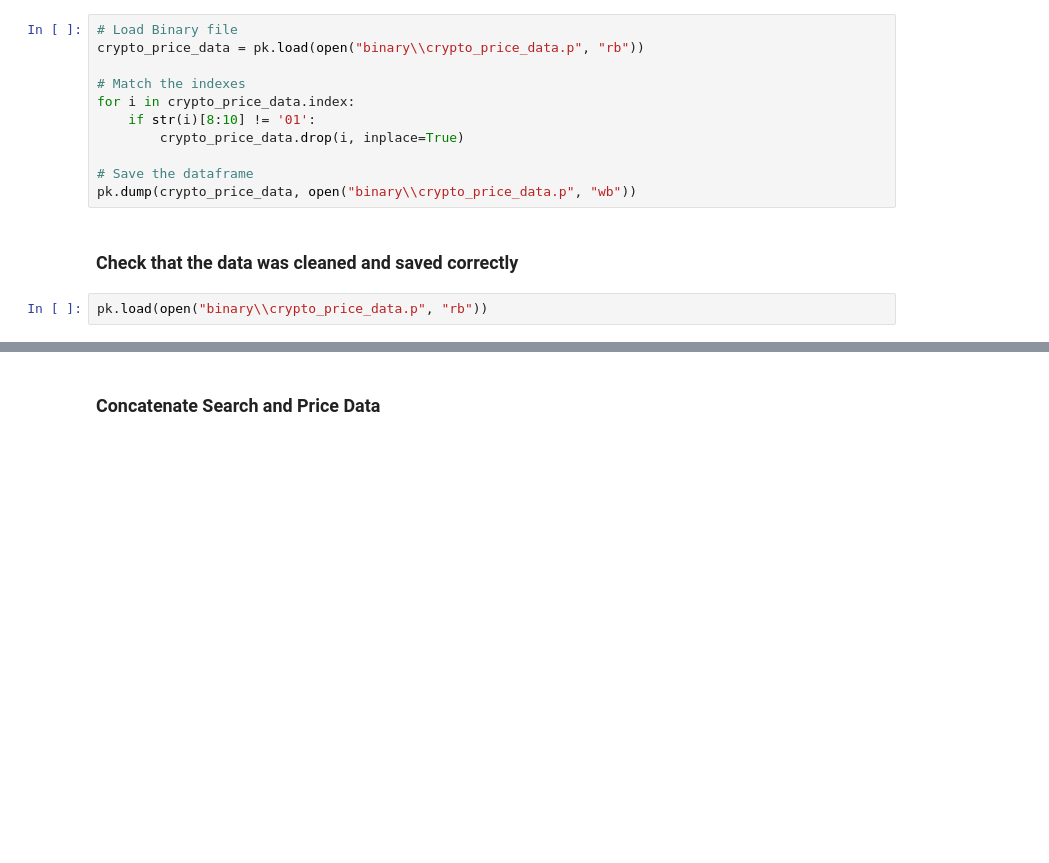
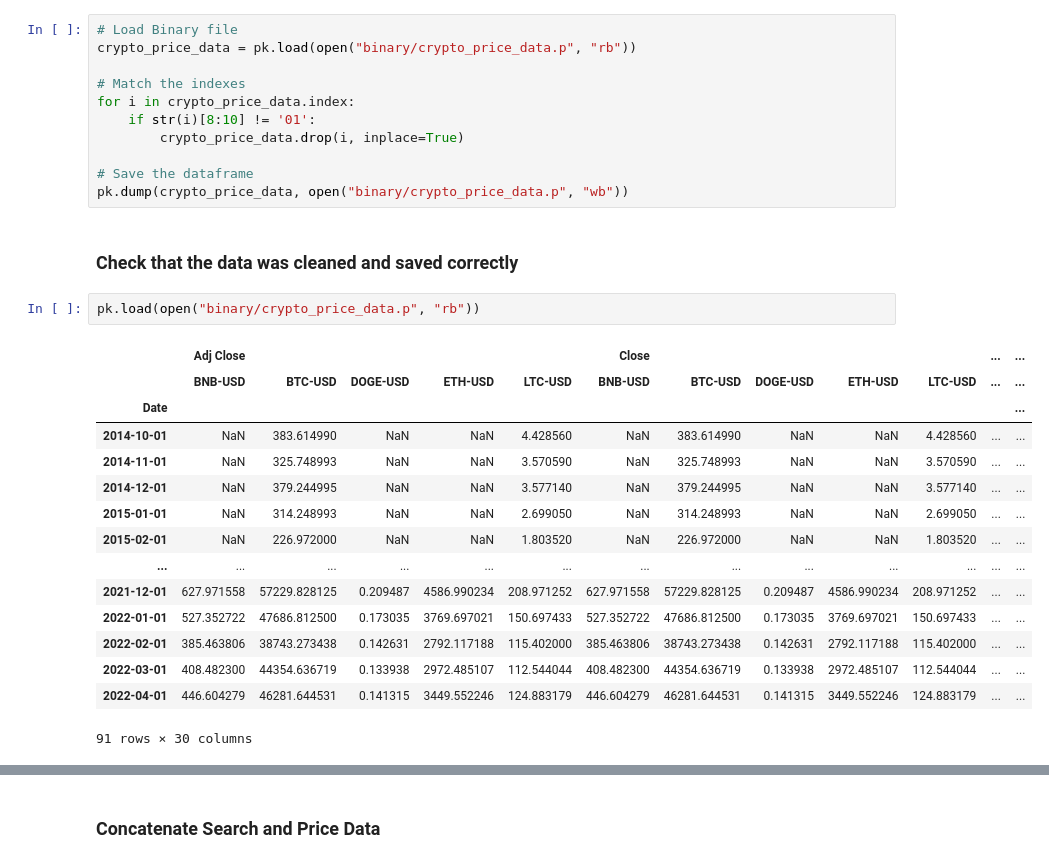
Before and after one commit to larry-lime/btc-stat-analysis, a Jupyter notebook: src/search_and_price/search_and_price.ipynb, the cells around one changed output, grey strips where cells are left out. Saved outputs shown, nothing was run; the diff lists cells and outputs as text; blank space fills up the shorter version.

```diff
--- a/src/search_and_price/search_and_price.ipynb
+++ b/src/search_and_price/search_and_price.ipynb
@@ -470,6 +143,6 @@ pk.dump(new_search_data, open("binary\\new_search_data.p", "wb"))
 # %%
 # Load Binary file
-crypto_price_data = pk.load(open("binary\\crypto_price_data.p", "rb"))
+crypto_price_data = pk.load(open("binary/crypto_price_data.p", "rb"))
 
 # Match the indexes
 for i in crypto_price_data.index:
@@ -477,9 +150,25 @@ for i in crypto_price_data.index:
         crypto_price_data.drop(i, inplace=True)
 
 # Save the dataframe
-pk.dump(crypto_price_data, open("binary\\crypto_price_data.p", "wb"))
+pk.dump(crypto_price_data, open("binary/crypto_price_data.p", "wb"))
 # %% [markdown]
 ### Check that the data was cleaned and saved correctly
 # %%
-pk.load(open("binary\\crypto_price_data.p", "rb"))
+pk.load(open("binary/crypto_price_data.p", "rb"))
+# %% [output]
+|  | Adj Close |  |  |  |  | Close |  |  |  |  | ... | ... |
+|  | BNB-USD | BTC-USD | DOGE-USD | ETH-USD | LTC-USD | BNB-USD | BTC-USD | DOGE-USD | ETH-USD | LTC-USD | ... | ... |
+| Date |  |  |  |  |  |  |  |  |  |  |  | ... |
+| 2014-10-01 | NaN | 383.614990 | NaN | NaN | 4.428560 | NaN | 383.614990 | NaN | NaN | 4.428560 | ... | ... |
+| 2014-11-01 | NaN | 325.748993 | NaN | NaN | 3.570590 | NaN | 325.748993 | NaN | NaN | 3.570590 | ... | ... |
+| 2014-12-01 | NaN | 379.244995 | NaN | NaN | 3.577140 | NaN | 379.244995 | NaN | NaN | 3.577140 | ... | ... |
+| 2015-01-01 | NaN | 314.248993 | NaN | NaN | 2.699050 | NaN | 314.248993 | NaN | NaN | 2.699050 | ... | ... |
+| 2015-02-01 | NaN | 226.972000 | NaN | NaN | 1.803520 | NaN | 226.972000 | NaN | NaN | 1.803520 | ... | ... |
+| ... | ... | ... | ... | ... | ... | ... | ... | ... | ... | ... | ... | ... |
+| 2021-12-01 | 627.971558 | 57229.828125 | 0.209487 | 4586.990234 | 208.971252 | 627.971558 | 57229.828125 | 0.209487 | 4586.990234 | 208.971252 | ... | ... |
+| 2022-01-01 | 527.352722 | 47686.812500 | 0.173035 | 3769.697021 | 150.697433 | 527.352722 | 47686.812500 | 0.173035 | 3769.697021 | 150.697433 | ... | ... |
+| 2022-02-01 | 385.463806 | 38743.273438 | 0.142631 | 2792.117188 | 115.402000 | 385.463806 | 38743.273438 | 0.142631 | 2792.117188 | 115.402000 | ... | ... |
+| 2022-03-01 | 408.482300 | 44354.636719 | 0.133938 | 2972.485107 | 112.544044 | 408.482300 | 44354.636719 | 0.133938 | 2972.485107 | 112.544044 | ... | ... |
+| 2022-04-01 | 446.604279 | 46281.644531 | 0.141315 | 3449.552246 | 124.883179 | 446.604279 | 46281.644531 | 0.141315 | 3449.552246 | 124.883179 | ... | ... |
+91 rows × 30 columns
 # %%
```
Also changed, not shown: parts of 74 cells of this notebook, 31 other files.
